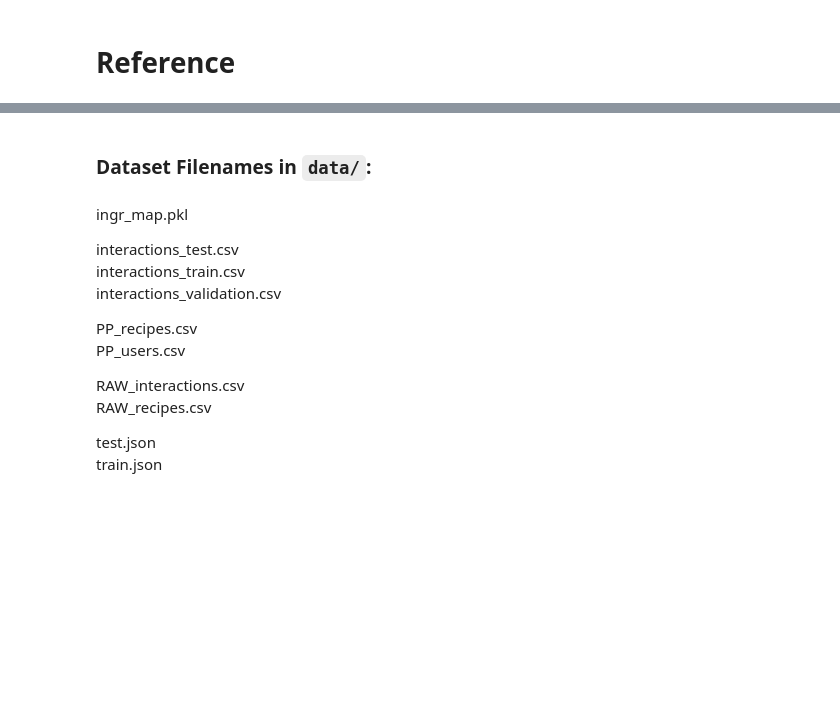
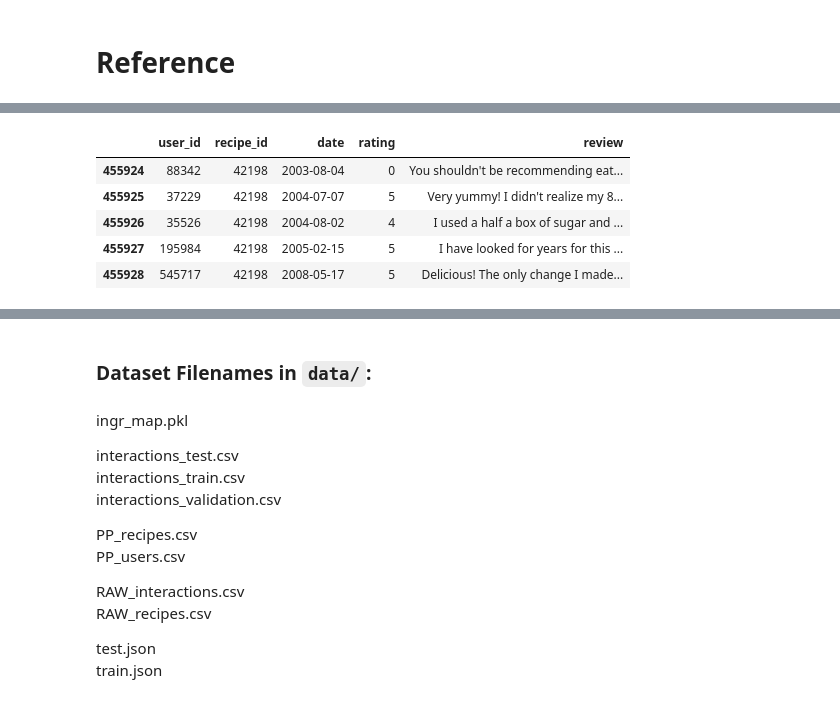
Before and after one commit to mike-flanagan/recipe-book, a Jupyter notebook: MF_Recipe_RecSystem_Notebook.ipynb, the cells around one changed output, grey strips where cells are left out. Cells and saved outputs as stored; diff of their text form; code cells hidden in the pictures; blank space fills up the shorter version.

```diff
--- a/MF_Recipe_RecSystem_Notebook.ipynb
+++ b/MF_Recipe_RecSystem_Notebook.ipynb
@@ -1329,0 +1578,9 @@ While `scikit-surprise` is not inherently equipped to run computations on cloud
+# %%
+idf[idf.recipe_id == 42198] # better than sex strawberries
+# %% [output]
+|  | user_id | recipe_id | date | rating | review |
+| 455924 | 88342 | 42198 | 2003-08-04 | 0 | You shouldn't be recommending eat... |
+| 455925 | 37229 | 42198 | 2004-07-07 | 5 | Very yummy! I didn't realize my 8... |
+| 455926 | 35526 | 42198 | 2004-08-02 | 4 | I used a half a box of sugar and ... |
+| 455927 | 195984 | 42198 | 2005-02-15 | 5 | I have looked for years for this ... |
+| 455928 | 545717 | 42198 | 2008-05-17 | 5 | Delicious! The only change I made... |
```
Also changed, not shown: parts of 57 cells of this notebook.
